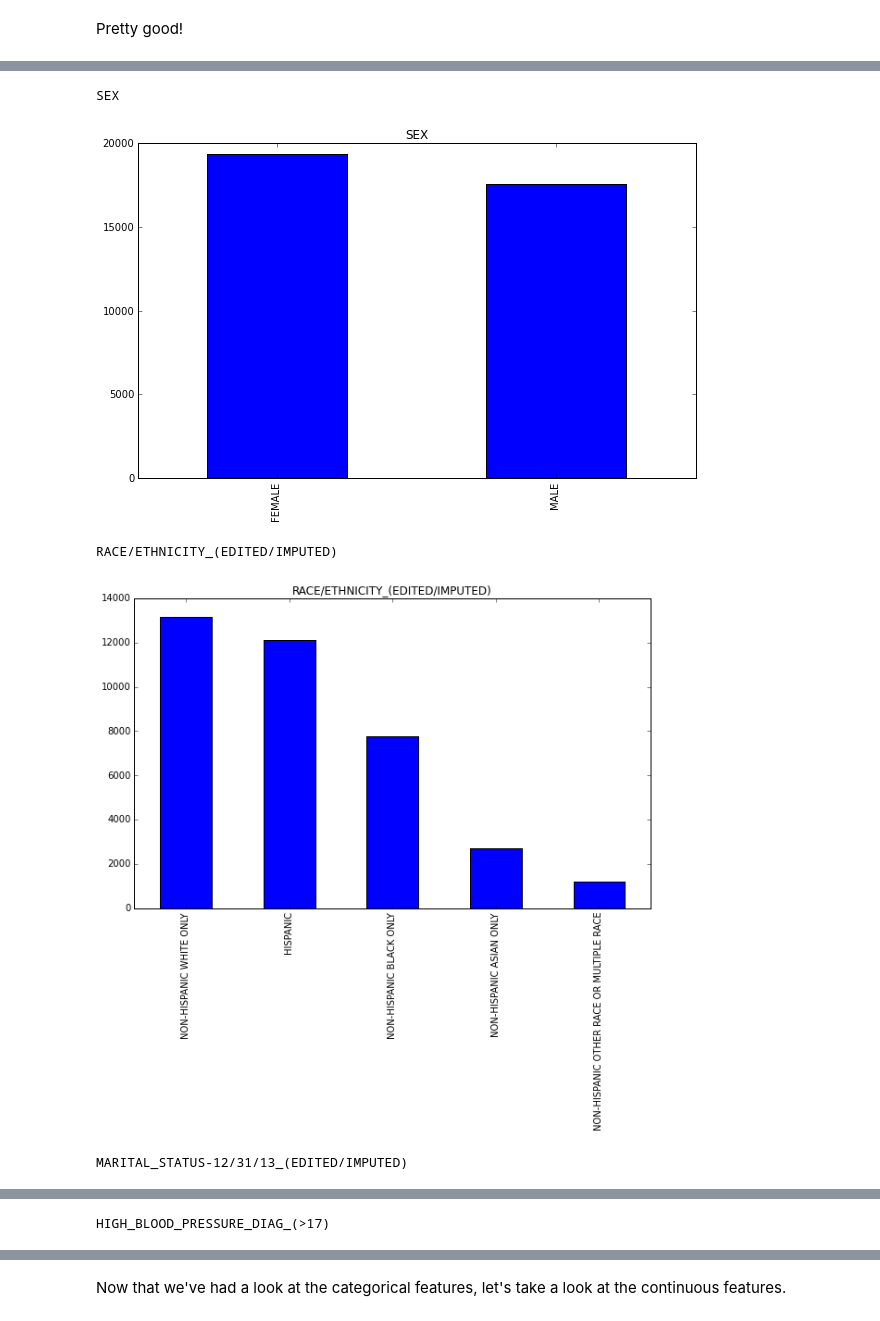
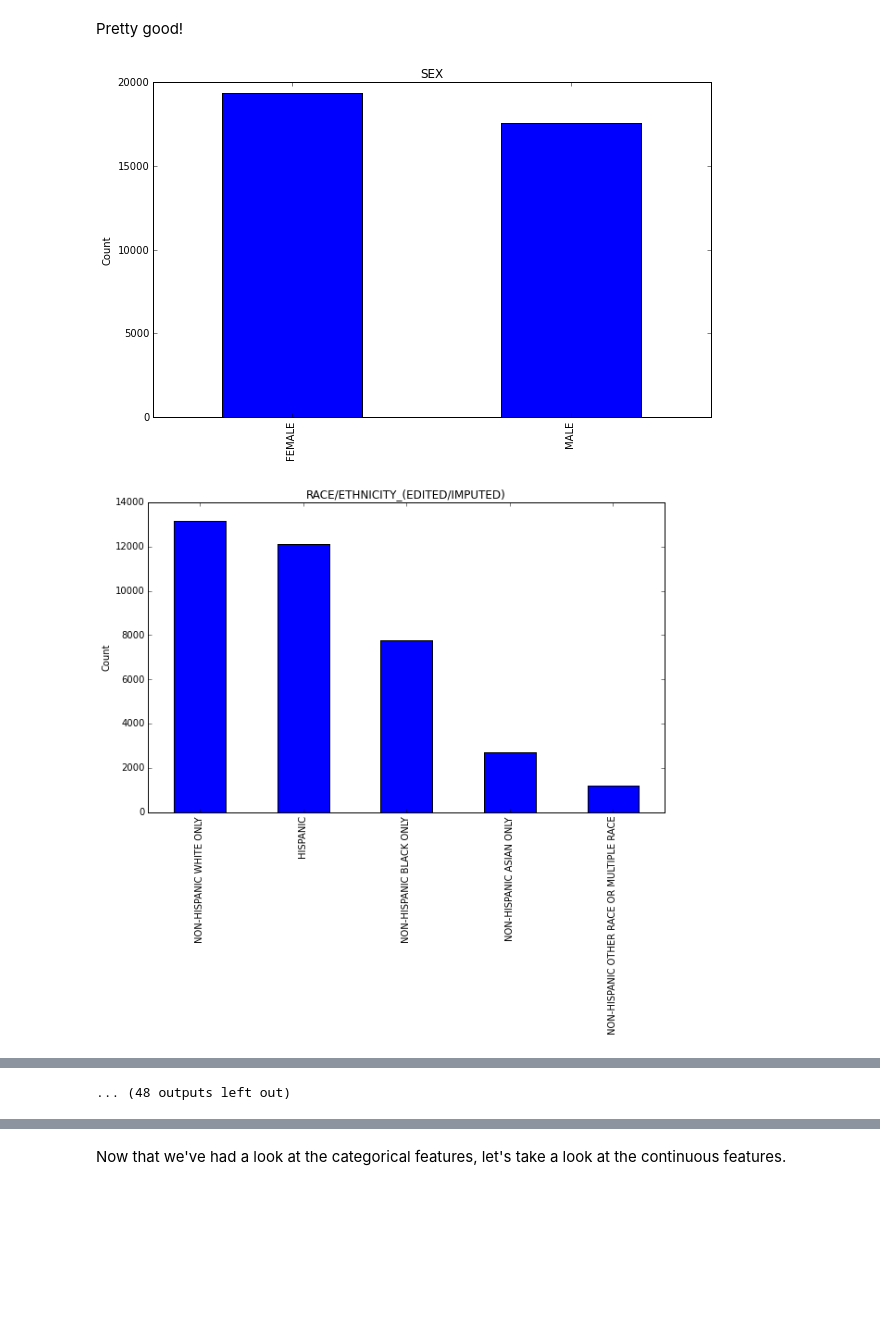
Before and after one commit to soumyadsanyal/soumyadsanyal.github.io, a Jupyter notebook: notebooks/exploratory-univariate-univariate.ipynb, the cells around one changed output, grey strips where cells are left out. Drawn from its saved outputs; the diff is of its cells as text; code cells hidden in the pictures; blank space fills up the shorter version.

```diff
--- a/notebooks/exploratory-univariate-univariate.ipynb
+++ b/notebooks/exploratory-univariate-univariate.ipynb
@@ -117,7 +146,7 @@ def interpret(feature,level):
     else:
         return level
 # %%
-def interpret_new(data,feature):
+def interpret_vectorized(data,feature):
     if feature in interpretation:
         return data[feature].map(lambda x: interpretation[feature][x])
     elif feature in categorical:
@@ -143,11 +172,13 @@ Let's see if this gave us what we wanted.
 # %%
 print("Continuous features\n\n")
 continuous=[term for term in variables if check_discrete(data,term)=="continuous"]
-print(continuous)
+for term in continuous:
+    print(term)
 print("\n\n\n")
 print("Categorical features\n\n")
 categorical=[term for term in variables if check_discrete(data,term)=="categorical"]
-print(categorical)
+for term in categorical:
+    print(term)
 # %% [output]
 Continuous features
 
@@ -179,8 +215,11 @@ def explore(position):
     plt.show()
 # %%
 for term in categorical:
-    print(term)
-    temp=interpret_new(data,term)
-    temp.value_counts().plot(kind="bar",title=term)
+    #print(term)
+    temp=interpret_vectorized(data,term)
+    ax=temp.value_counts().plot(kind="bar",title=term)
+    ax.set_ylabel("Count")
     plt.show()
 # %% [output]
+[figure, new version]
+[figure, new version]
@@ -187,5 +236 @@ for term in categorical:
-SEX
+... (48 outputs left out)
-[figure, old version]
-RACE/ETHNICITY_(EDITED/IMPUTED)
-[figure, old version]
-MARITAL_STATUS-12/31/13_(EDITED/IMPUTED)
@@ -193 +236,0 @@ MARITAL_STATUS-12/31/13_(EDITED/IMPUTED)
-HIGH_BLOOD_PRESSURE_DIAG_(>17)
```
Also changed, not shown: parts of 8 cells of this notebook, 3 other files.
